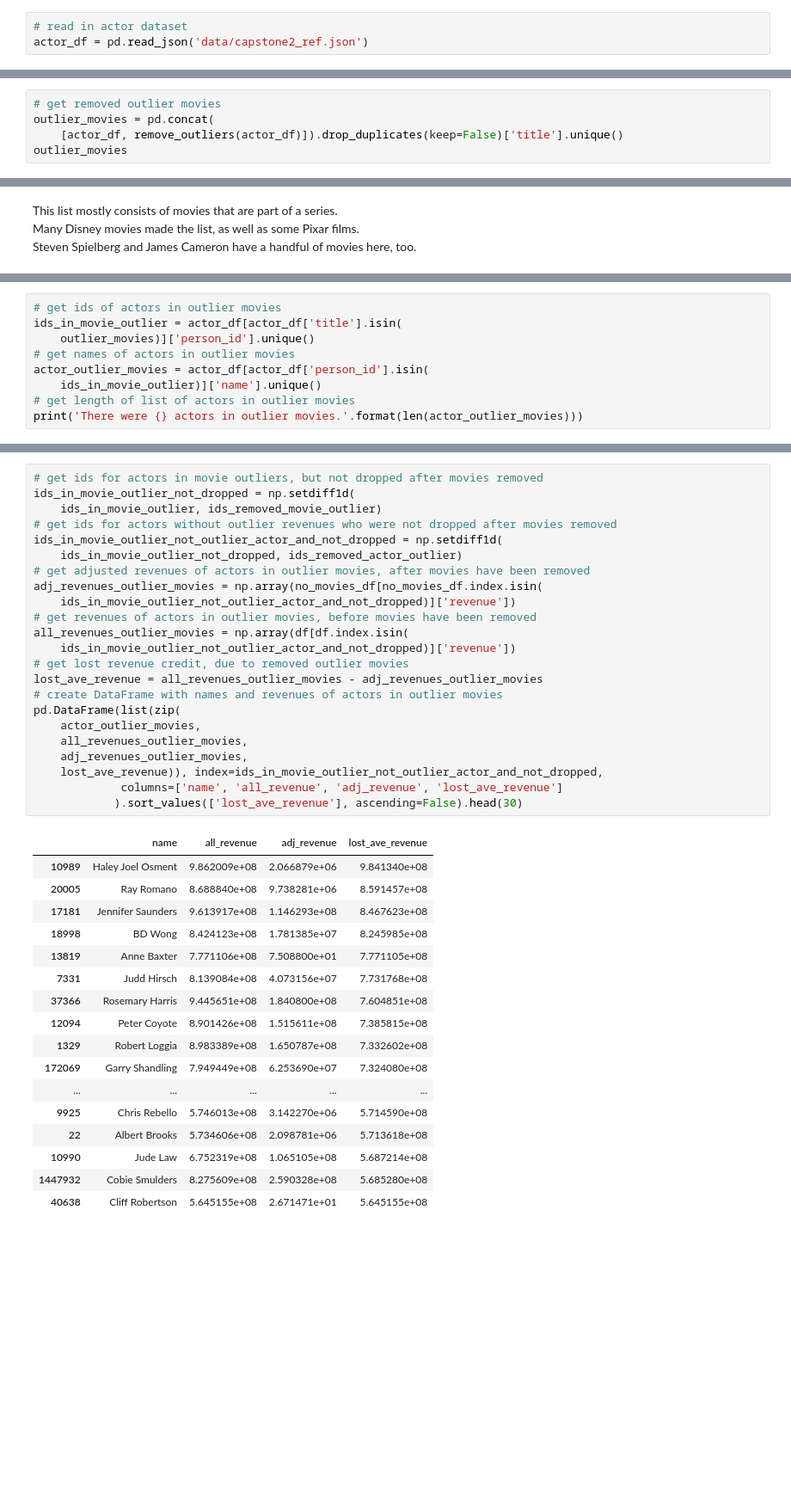
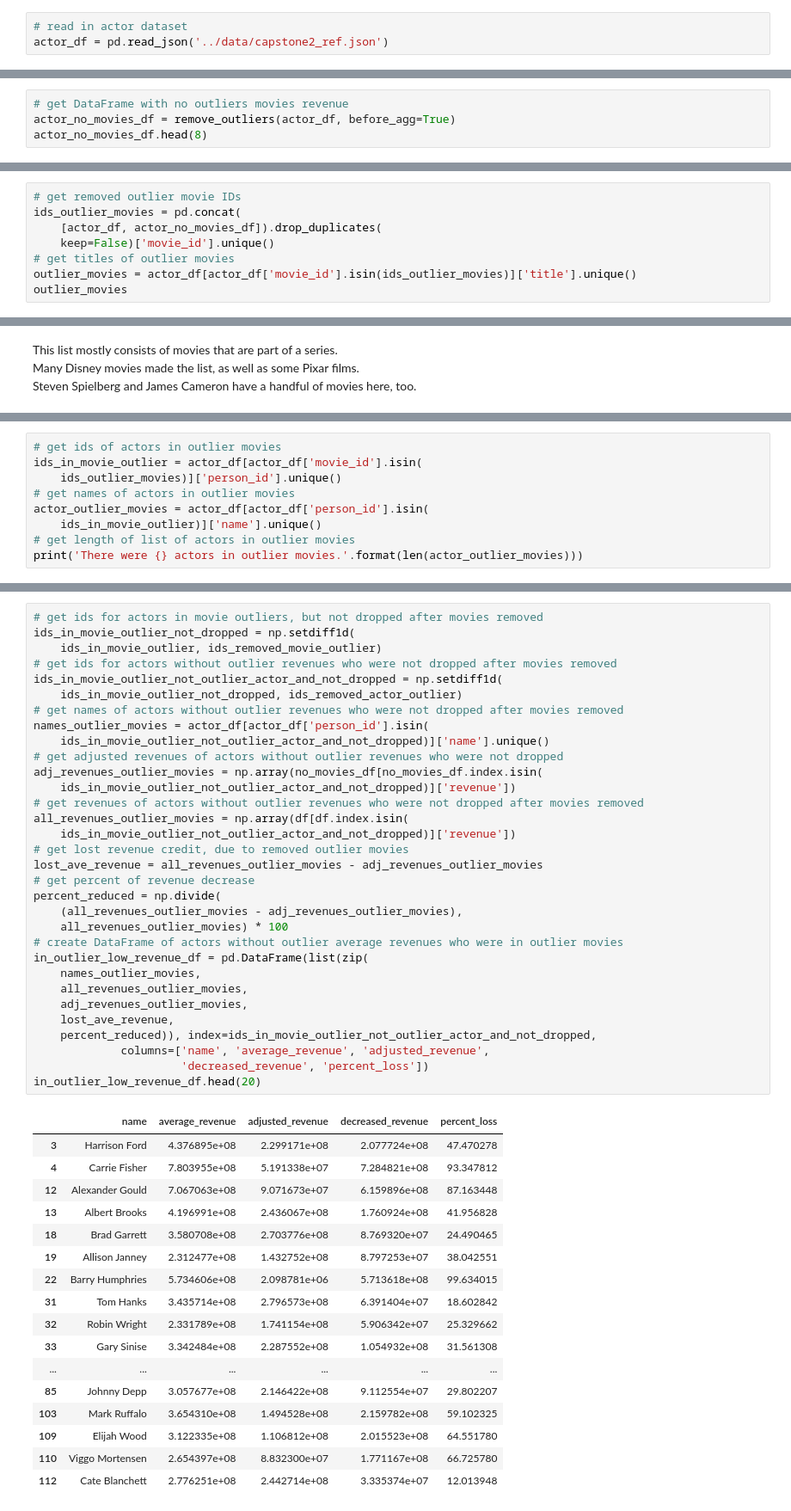
Before and after one commit to christianspybrook/movie_actor_tree_ensembles, a Jupyter notebook: data_wrangling/capstone2_optimize_target.ipynb, the cells around one changed output, grey strips where cells are left out. Shown at 86% size. Drawn from its saved outputs; the diff is of its cells as text; blank space fills up the shorter version.

```diff
--- a/data_wrangling/capstone2_optimize_target.ipynb
+++ b/data_wrangling/capstone2_optimize_target.ipynb
@@ -28,7 +36,7 @@ This is your color palette...
 I will begin with the unaggregated actor dataset.
 # %%
 # read in actor dataset
-actor_df = pd.read_json('data/capstone2_ref.json')
+actor_df = pd.read_json('../data/capstone2_ref.json')
 # %%
 # observe actor by movie DataFrame before aggregation
 actor_df.head()
@@ -922,0 +936,4 @@ log_no_movies_df.to_json('data/capstone2_optimized_target_ds.json')
+# %%
+# get DataFrame with no outliers movies revenue
+actor_no_movies_df = remove_outliers(actor_df, before_agg=True)
+actor_no_movies_df.head(8)
@@ -1083,7 +1152,10 @@ I will observe the names of the outlier movies.
 # %%
-# get removed outlier movies
-outlier_movies = pd.concat(
-    [actor_df, remove_outliers(actor_df)]).drop_duplicates(keep=False)['title'].unique()
+# get removed outlier movie IDs
+ids_outlier_movies = pd.concat(
+    [actor_df, actor_no_movies_df]).drop_duplicates(
+    keep=False)['movie_id'].unique()
+# get titles of outlier movies
+outlier_movies = actor_df[actor_df['movie_id'].isin(ids_outlier_movies)]['title'].unique()
 outlier_movies
 # %% [output]
 array(['Star Wars', 'Return of the Jedi', 'The Empire Strikes Back',
@@ -1112,8 +1184,8 @@ Finally, I will observe all the actors, who were in outlier movies.<br>
 Since the list is quite long, I will only get the number of those actors.
 # %%
 # get ids of actors in outlier movies
-ids_in_movie_outlier = actor_df[actor_df['title'].isin(
-    outlier_movies)]['person_id'].unique()
+ids_in_movie_outlier = actor_df[actor_df['movie_id'].isin(
+    ids_outlier_movies)]['person_id'].unique()
 # get names of actors in outlier movies
 actor_outlier_movies = actor_df[actor_df['person_id'].isin(
     ids_in_movie_outlier)]['name'].unique()
@@ -1126,41 +1198,50 @@ Now, I will observe the actors with the largest decreases in their average actor
 # %%
 # get ids for actors in movie outliers, but not dropped after movies removed
 ids_in_movie_outlier_not_dropped = np.setdiff1d(
     ids_in_movie_outlier, ids_removed_movie_outlier)
 # get ids for actors without outlier revenues who were not dropped after movies removed
 ids_in_movie_outlier_not_outlier_actor_and_not_dropped = np.setdiff1d(
     ids_in_movie_outlier_not_dropped, ids_removed_actor_outlier)
-# get adjusted revenues of actors in outlier movies, after movies have been removed
+# get names of actors without outlier revenues who were not dropped after movies removed
+names_outlier_movies = actor_df[actor_df['person_id'].isin(
+    ids_in_movie_outlier_not_outlier_actor_and_not_dropped)]['name'].unique()
+# get adjusted revenues of actors without outlier revenues who were not dropped
 adj_revenues_outlier_movies = np.array(no_movies_df[no_movies_df.index.isin(
     ids_in_movie_outlier_not_outlier_actor_and_not_dropped)]['revenue'])
-# get revenues of actors in outlier movies, before movies have been removed
+# get revenues of actors without outlier revenues who were not dropped after movies removed
 all_revenues_outlier_movies = np.array(df[df.index.isin(
     ids_in_movie_outlier_not_outlier_actor_and_not_dropped)]['revenue'])
 # get lost revenue credit, due to removed outlier movies
 lost_ave_revenue = all_revenues_outlier_movies - adj_revenues_outlier_movies
-# create DataFrame with names and revenues of actors in outlier movies
-pd.DataFrame(list(zip(
-    actor_outlier_movies,
+# get percent of revenue decrease
+percent_reduced = np.divide(
+    (all_revenues_outlier_movies - adj_revenues_outlier_movies),
+    all_revenues_outlier_movies) * 100
+# create DataFrame of actors without outlier average revenues who were in outlier movies
+in_outlier_low_revenue_df = pd.DataFrame(list(zip(
+    names_outlier_movies,
     all_revenues_outlier_movies,
     adj_revenues_outlier_movies,
-    lost_ave_revenue)), index=ids_in_movie_outlier_not_outlier_actor_and_not_dropped,
-             columns=['name', 'all_revenue', 'adj_revenue', 'lost_ave_revenue']
-            ).sort_values(['lost_ave_revenue'], ascending=False).head(30)
+    lost_ave_revenue,
+    percent_reduced)), index=ids_in_movie_outlier_not_outlier_actor_and_not_dropped,
+             columns=['name', 'average_revenue', 'adjusted_revenue',
+                      'decreased_revenue', 'percent_loss'])
+in_outlier_low_revenue_df.head(20)
 # %% [output]
-|  | name | all_revenue | adj_revenue | lost_ave_revenue |
-| 10989 | Haley Joel Osment | 9.862009e+08 | 2.066879e+06 | 9.841340e+08 |
-| 20005 | Ray Romano | 8.688840e+08 | 9.738281e+06 | 8.591457e+08 |
-| 17181 | Jennifer Saunders | 9.613917e+08 | 1.146293e+08 | 8.467623e+08 |
-| 18998 | BD Wong | 8.424123e+08 | 1.781385e+07 | 8.245985e+08 |
-| 13819 | Anne Baxter | 7.771106e+08 | 7.508800e+01 | 7.771105e+08 |
-| 7331 | Judd Hirsch | 8.139084e+08 | 4.073156e+07 | 7.731768e+08 |
-| 37366 | Rosemary Harris | 9.445651e+08 | 1.840800e+08 | 7.604851e+08 |
-| 12094 | Peter Coyote | 8.901426e+08 | 1.515611e+08 | 7.385815e+08 |
-| 1329 | Robert Loggia | 8.983389e+08 | 1.650787e+08 | 7.332602e+08 |
-| 172069 | Garry Shandling | 7.949449e+08 | 6.253690e+07 | 7.324080e+08 |
-| ... | ... | ... | ... | ... |
-| 9925 | Chris Rebello | 5.746013e+08 | 3.142270e+06 | 5.714590e+08 |
-| 22 | Albert Brooks | 5.734606e+08 | 2.098781e+06 | 5.713618e+08 |
-| 10990 | Jude Law | 6.752319e+08 | 1.065105e+08 | 5.687214e+08 |
-| 1447932 | Cobie Smulders | 8.275609e+08 | 2.590328e+08 | 5.685280e+08 |
-| 40638 | Cliff Robertson | 5.645155e+08 | 2.671471e+01 | 5.645155e+08 |
+|  | name | average_revenue | adjusted_revenue | decreased_revenue | percent_loss |
+| 3 | Harrison Ford | 4.376895e+08 | 2.299171e+08 | 2.077724e+08 | 47.470278 |
+| 4 | Carrie Fisher | 7.803955e+08 | 5.191338e+07 | 7.284821e+08 | 93.347812 |
+| 12 | Alexander Gould | 7.067063e+08 | 9.071673e+07 | 6.159896e+08 | 87.163448 |
+| 13 | Albert Brooks | 4.196991e+08 | 2.436067e+08 | 1.760924e+08 | 41.956828 |
+| 18 | Brad Garrett | 3.580708e+08 | 2.703776e+08 | 8.769320e+07 | 24.490465 |
+| 19 | Allison Janney | 2.312477e+08 | 1.432752e+08 | 8.797253e+07 | 38.042551 |
+| 22 | Barry Humphries | 5.734606e+08 | 2.098781e+06 | 5.713618e+08 | 99.634015 |
+| 31 | Tom Hanks | 3.435714e+08 | 2.796573e+08 | 6.391404e+07 | 18.602842 |
+| 32 | Robin Wright | 2.331789e+08 | 1.741154e+08 | 5.906342e+07 | 25.329662 |
+| 33 | Gary Sinise | 3.342484e+08 | 2.287552e+08 | 1.054932e+08 | 31.561308 |
+| ... | ... | ... | ... | ... | ... |
+| 85 | Johnny Depp | 3.057677e+08 | 2.146422e+08 | 9.112554e+07 | 29.802207 |
+| 103 | Mark Ruffalo | 3.654310e+08 | 1.494528e+08 | 2.159782e+08 | 59.102325 |
+| 109 | Elijah Wood | 3.122335e+08 | 1.106812e+08 | 2.015523e+08 | 64.551780 |
+| 110 | Viggo Mortensen | 2.654397e+08 | 8.832300e+07 | 1.771167e+08 | 66.725780 |
+| 112 | Cate Blanchett | 2.776251e+08 | 2.442714e+08 | 3.335374e+07 | 12.013948 |
```
Also changed, not shown: parts of 152 cells of this notebook.
